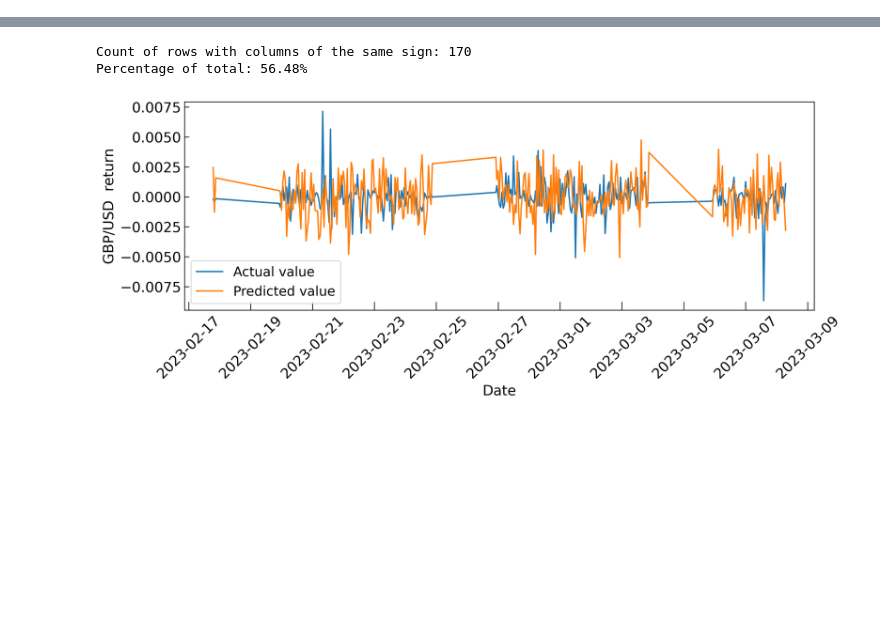
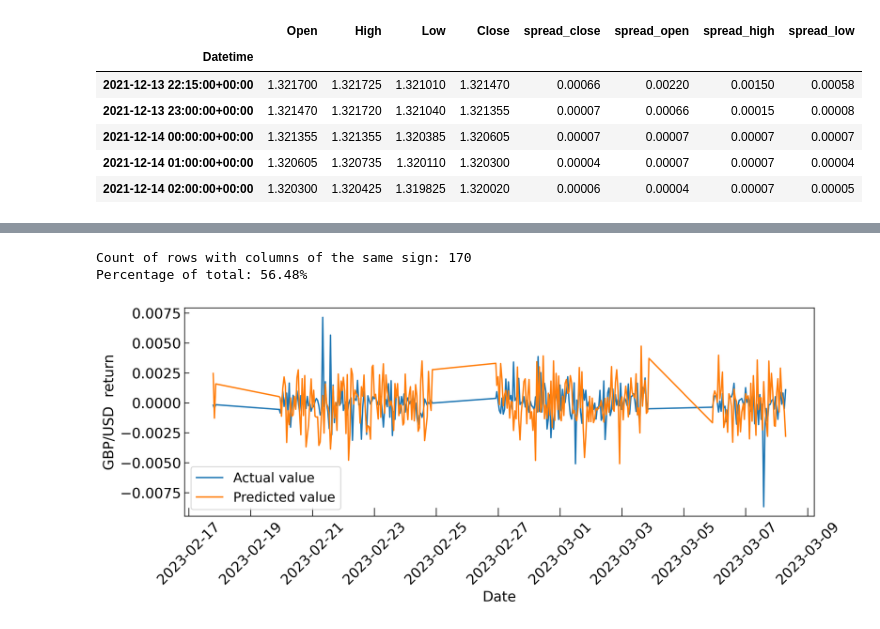
Before and after one commit to firoozye/FX_algotrading, a Jupyter notebook: GBPUSD_QRRLS_1h.ipynb, the cells around one changed output, grey strips where cells are left out. Drawn from its saved outputs; the diff is of its cells as text; code cells hidden in the pictures; blank space fills up the shorter version.

```diff
--- a/GBPUSD_QRRLS_1h.ipynb
+++ b/GBPUSD_QRRLS_1h.ipynb
@@ -76,6 +76,16 @@ def get_all_features(df_ohlc):
     frame.dropna(inplace=True)
 
     return frame
+# %%
+df_ohlc.head()
+# %% [output]
+|  | Open | High | Low | Close | spread_close | spread_open | spread_high | spread_low |
+| Datetime |  |  |  |  |  |  |  |  |
+| 2021-12-13 22:15:00+00:00 | 1.321700 | 1.321725 | 1.321010 | 1.321470 | 0.00066 | 0.00220 | 0.00150 | 0.00058 |
+| 2021-12-13 23:00:00+00:00 | 1.321470 | 1.321720 | 1.321040 | 1.321355 | 0.00007 | 0.00066 | 0.00015 | 0.00008 |
+| 2021-12-14 00:00:00+00:00 | 1.321355 | 1.321355 | 1.320385 | 1.320605 | 0.00007 | 0.00007 | 0.00007 | 0.00007 |
+| 2021-12-14 01:00:00+00:00 | 1.320605 | 1.320735 | 1.320110 | 1.320300 | 0.00004 | 0.00007 | 0.00007 | 0.00004 |
+| 2021-12-14 02:00:00+00:00 | 1.320300 | 1.320425 | 1.319825 | 1.320020 | 0.00006 | 0.00004 | 0.00007 | 0.00005 |
 # %%
 df = get_all_features(df_ohlc)
 # %%
```
Also changed, not shown: parts of 5 cells of this notebook, 2 other files.
